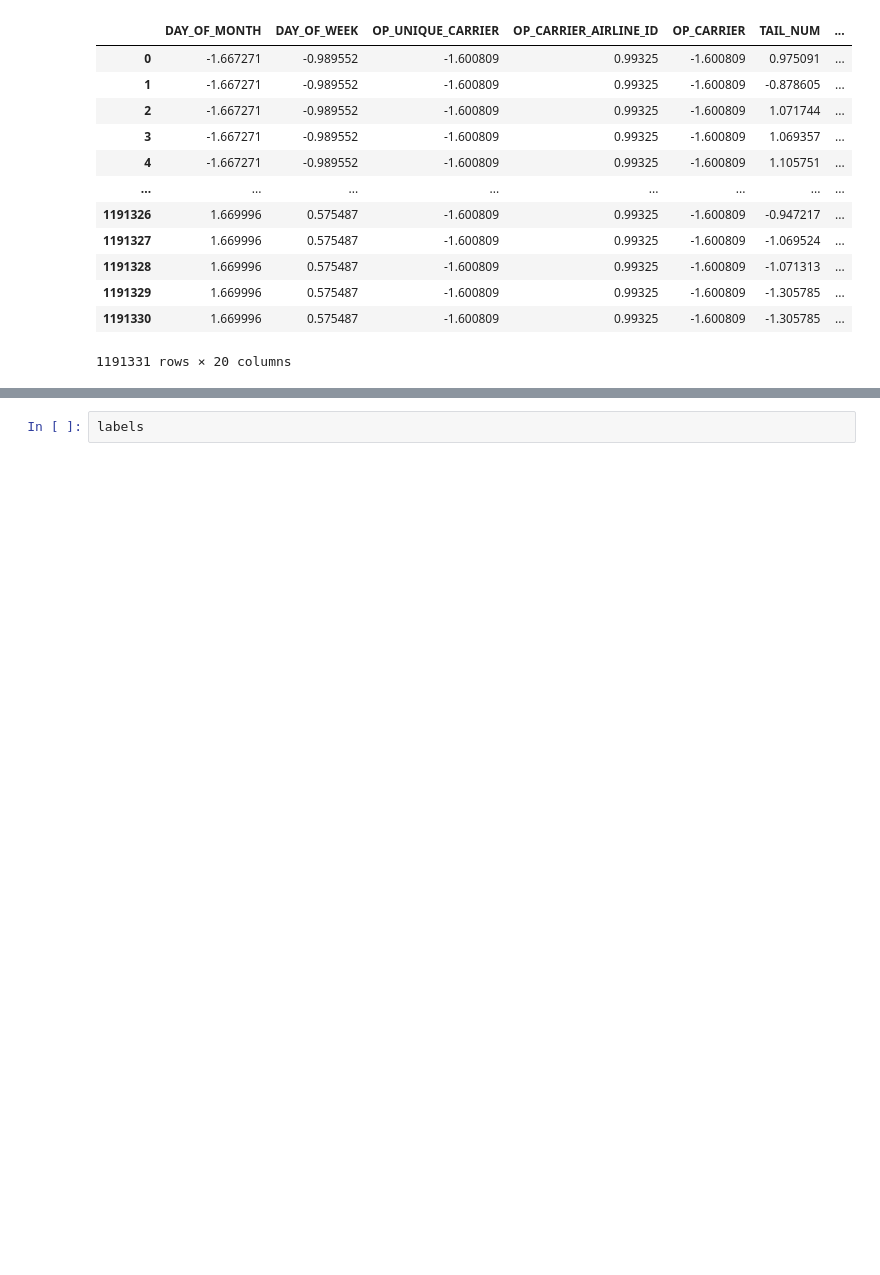
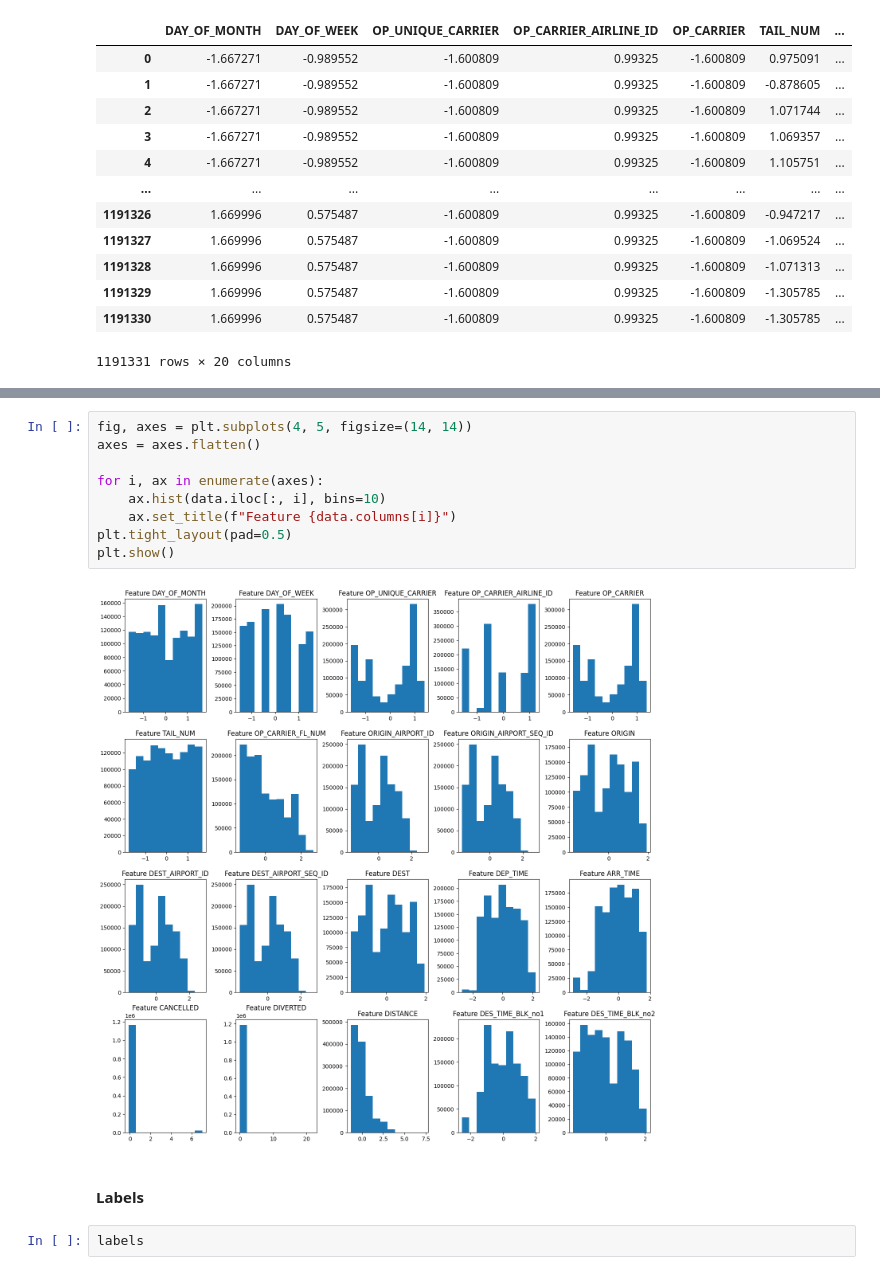
Before and after one commit to yazdanzv/Compare_Multiple_DL_Methods_on_Flight_USA_Dataset, a Jupyter notebook: main.ipynb, the cells around one changed output, grey strips where cells are left out. Drawn from its saved outputs; the diff is of its cells as text; blank space fills up the shorter version.

```diff
--- a/main.ipynb
+++ b/main.ipynb
@@ -132,3 +159,16 @@ data
+# %%
+fig, axes = plt.subplots(4, 5, figsize=(14, 14))
+axes = axes.flatten()
+
+for i, ax in enumerate(axes):
+    ax.hist(data.iloc[:, i], bins=10)
+    ax.set_title(f"Feature {data.columns[i]}")
+plt.tight_layout(pad=0.5)
+plt.show()
+# %% [output]
+[figure, added]
+# %% [markdown]
+<h4>Labels</h4>
 # %%
 labels
 # %% [output]
```
Also changed, not shown: parts of 41 cells of this notebook.
